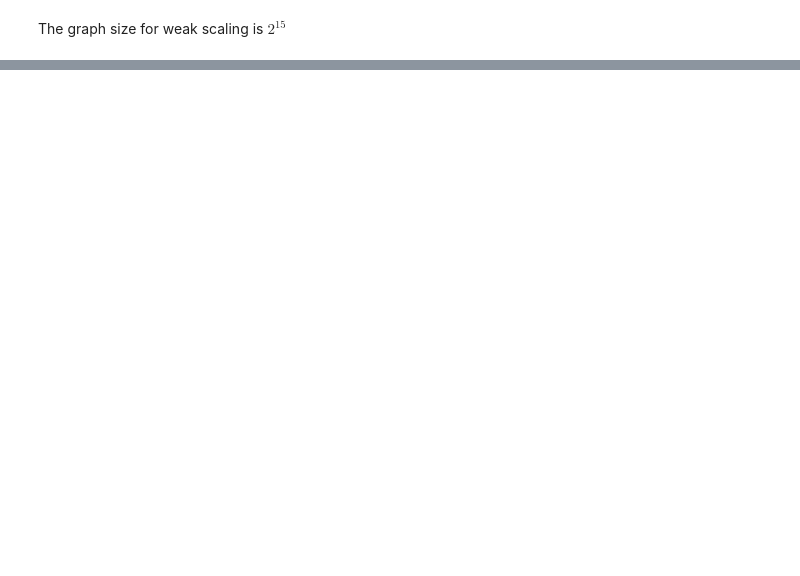
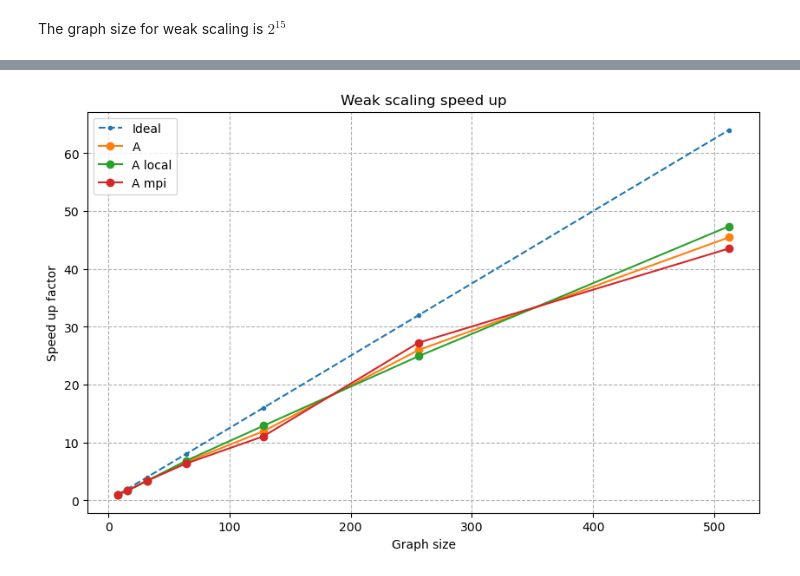
Before and after one commit to Chi-Chu319/MST_O_logn_logn, a Jupyter notebook: data_visualization.ipynb, the cells around one changed output, grey strips where cells are left out. Cells and saved outputs as stored; diff of their text form; code cells hidden in the pictures; blank space fills up the shorter version.

Commit message:
strong scaling

```diff
--- a/data_visualization.ipynb
+++ b/data_visualization.ipynb
@@ -172,0 +173,34 @@ plt.show()
+# %%
+def get_speed_up(t_arr):
+    initial = t_arr[0]
+    speedup = 1
+
+    result = [speedup]
+
+    for i in range(1, len(t_arr)):
+        speedup = speedup * (t_arr[i - 1] / t_arr[i])
+        result.append(speedup)
+
+    return result
+# %%
+x = np.power(2, (np.arange(len(df)) + 1)) * 4
+# 8, 16, 32, ..., 128, 256
+
+ideal_speedup = [2**i for i in range(len(df['t_dist']))]
+
+# Plotting
+plt.figure(figsize=(10, 6))
+plt.plot(x, ideal_speedup, label='Ideal', marker='.', linestyle="--")
+plt.plot(x, get_speed_up(df['t_dist']), label='A', marker='o')
+plt.plot(x, get_speed_up(df['t_dist_seq']), label='A local', marker='o')
+plt.plot(x, get_speed_up(df['t_dist_mpi']), label='A mpi', marker='o')
+
+plt.xlabel('Graph size')
+plt.ylabel('Speed up factor')
+plt.title('Weak scaling speed up')
+
+plt.legend()
+plt.grid(True, which="both", ls="--")
+plt.show()
+# %% [output]
+[figure, added]
```
Also changed, not shown: parts of 4 cells of this notebook, 9 other files.
